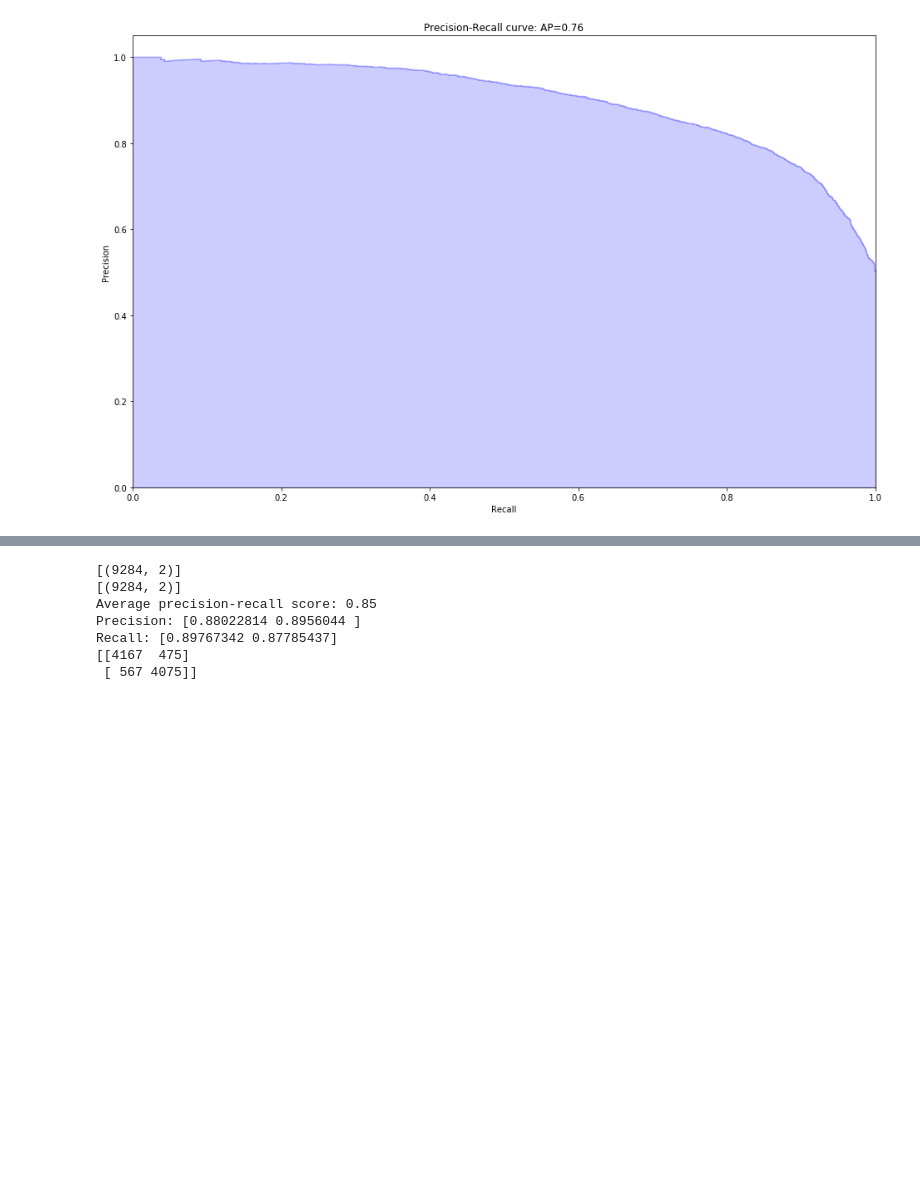
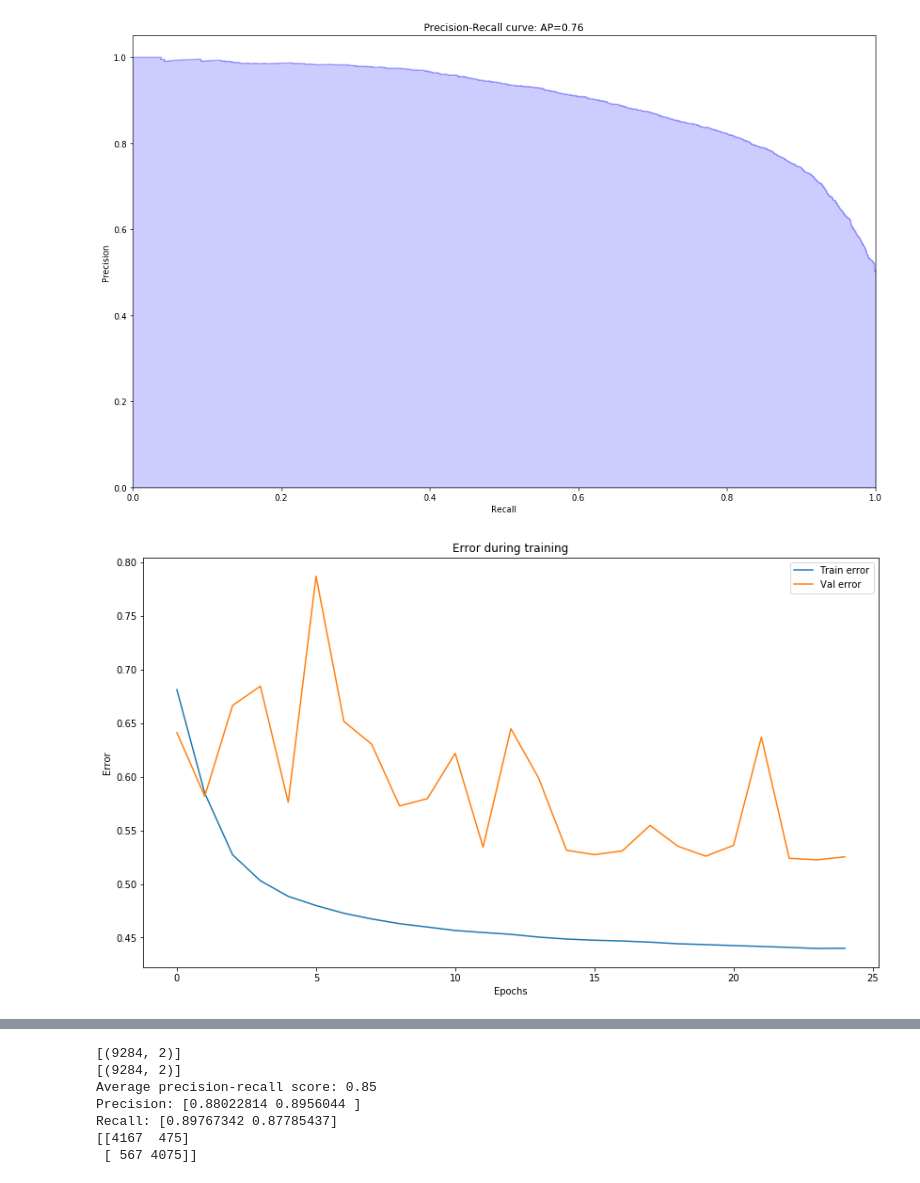
Before and after one commit to patykov/ElProcDigSinais_ProjetoFinal, a Jupyter notebook: neural_network2-basic.ipynb, the cells around one changed output, grey strips where cells are left out. Cells and saved outputs as stored; diff of their text form; code cells hidden in the pictures; blank space fills up the shorter version.

```diff
--- a/neural_network2-basic.ipynb
+++ b/neural_network2-basic.ipynb
@@ -277,29 +277,31 @@ Recall: [0.82313658 0.80374838]
 # %%
 file_path = 'nn_error.txt'
 
 train_error = []
 val_error = []
 
 with open(file_path, 'r') as file:
     for line in file:
         chk = line.replace('\n', '').split(' ')
         chk = [c for c in chk if (c != '' and '...' not in c)]
         train_error.append(float(chk[1]))
         val_error.append(float(chk[2]))
 
-assert(len(train_error) == len(val_error))
+assert(len(val_error) == len(val_error))
 
 dots = np.arange(len(train_error))
 
 plt.figure(figsize=(14,8))
 plt.plot(dots, train_error, label='Train error')
 plt.plot(dots, val_error, label='Val error')
 plt.legend()
 
 plt.xlabel('Epochs')
 plt.ylabel('Error')
 plt.title('Error during training')
 plt.show()
+# %% [output]
+[figure, added]
 # %%
 
 logging.basicConfig(
```
Also changed, not shown: parts of 8 cells of this notebook, 17 other files.
